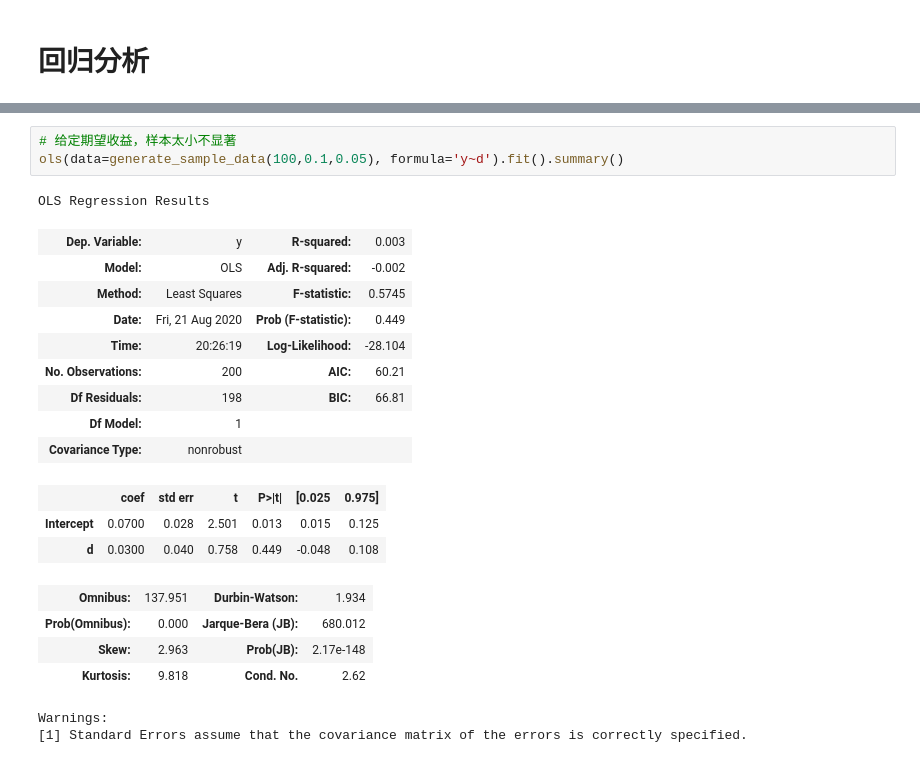
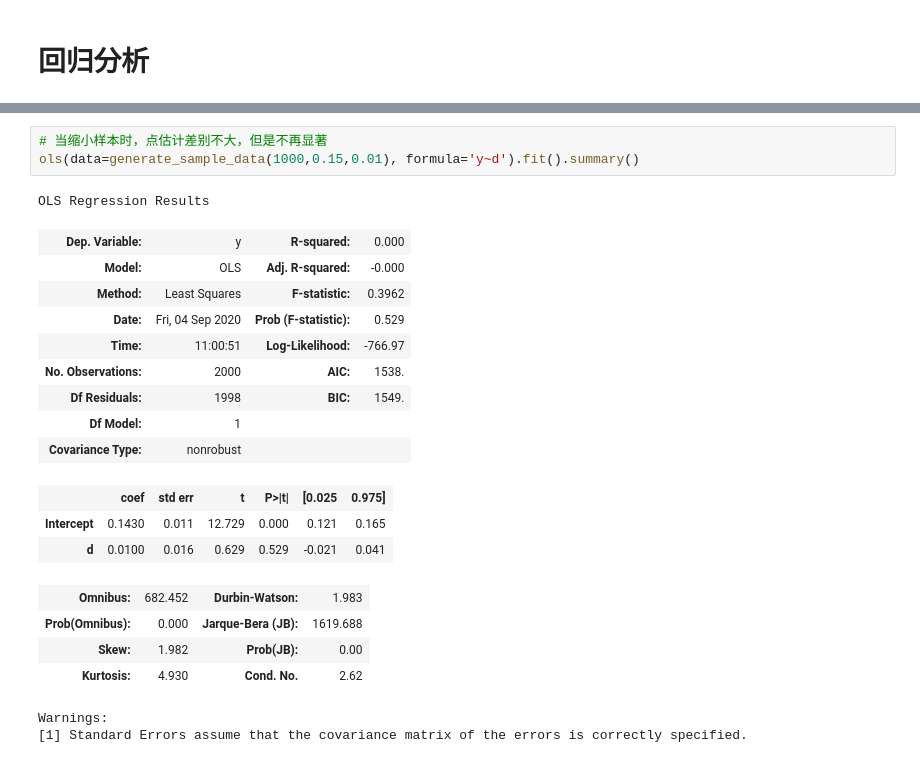
Before and after one commit to junchenfeng/abtest-sim, a Jupyter notebook: 作为因果推断的AB Test.ipynb, the cells around one changed output, grey strips where cells are left out. Cells and saved outputs as stored; diff of their text form.

```diff
--- a/作为因果推断的AB Test.ipynb
+++ b/作为因果推断的AB Test.ipynb
@@ -39,26 +39,26 @@ OLS Regression Results
 Warnings:
 [1] Standard Errors assume that the covariance matrix of the errors is correctly specified.
 # %%
-# 给定期望收益，样本太小不显著
-ols(data=generate_sample_data(100,0.1,0.05), formula='y~d').fit().summary()
+# 当缩小样本时，点估计差别不大，但是不再显著
+ols(data=generate_sample_data(1000,0.15,0.01), formula='y~d').fit().summary()
 # %% [output]
 OLS Regression Results
-| Dep. Variable: | y | R-squared: | 0.003 |
-| Model: | OLS | Adj. R-squared: | -0.002 |
-| Method: | Least Squares | F-statistic: | 0.5745 |
-| Date: | Fri, 21 Aug 2020 | Prob (F-statistic): | 0.449 |
-| Time: | 20:26:19 | Log-Likelihood: | -28.104 |
-| No. Observations: | 200 | AIC: | 60.21 |
-| Df Residuals: | 198 | BIC: | 66.81 |
+| Dep. Variable: | y | R-squared: | 0.000 |
+| Model: | OLS | Adj. R-squared: | -0.000 |
+| Method: | Least Squares | F-statistic: | 0.3962 |
+| Date: | Fri, 04 Sep 2020 | Prob (F-statistic): | 0.529 |
+| Time: | 11:00:51 | Log-Likelihood: | -766.97 |
+| No. Observations: | 2000 | AIC: | 1538. |
+| Df Residuals: | 1998 | BIC: | 1549. |
 | Df Model: | 1 |  |  |
 | Covariance Type: | nonrobust |  |  |
 |  | coef | std err | t | P>|t| | [0.025 | 0.975] |
-| Intercept | 0.0700 | 0.028 | 2.501 | 0.013 | 0.015 | 0.125 |
-| d | 0.0300 | 0.040 | 0.758 | 0.449 | -0.048 | 0.108 |
+| Intercept | 0.1430 | 0.011 | 12.729 | 0.000 | 0.121 | 0.165 |
+| d | 0.0100 | 0.016 | 0.629 | 0.529 | -0.021 | 0.041 |
-| Omnibus: | 137.951 | Durbin-Watson: | 1.934 |
-| Prob(Omnibus): | 0.000 | Jarque-Bera (JB): | 680.012 |
-| Skew: | 2.963 | Prob(JB): | 2.17e-148 |
-| Kurtosis: | 9.818 | Cond. No. | 2.62 |
+| Omnibus: | 682.452 | Durbin-Watson: | 1.983 |
+| Prob(Omnibus): | 0.000 | Jarque-Bera (JB): | 1619.688 |
+| Skew: | 1.982 | Prob(JB): | 0.00 |
+| Kurtosis: | 4.930 | Cond. No. | 2.62 |
 Warnings:
 [1] Standard Errors assume that the covariance matrix of the errors is correctly specified.
 # %%
```
Also changed, not shown: parts of 2 cells of this notebook, 1 other file.
